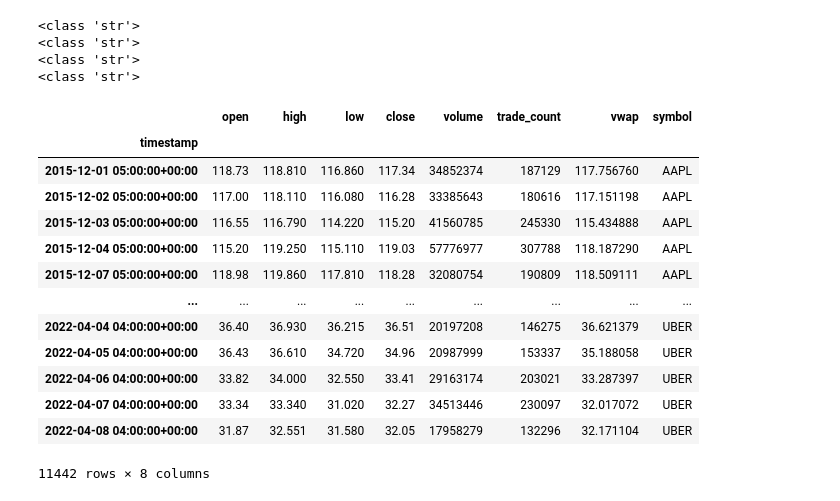
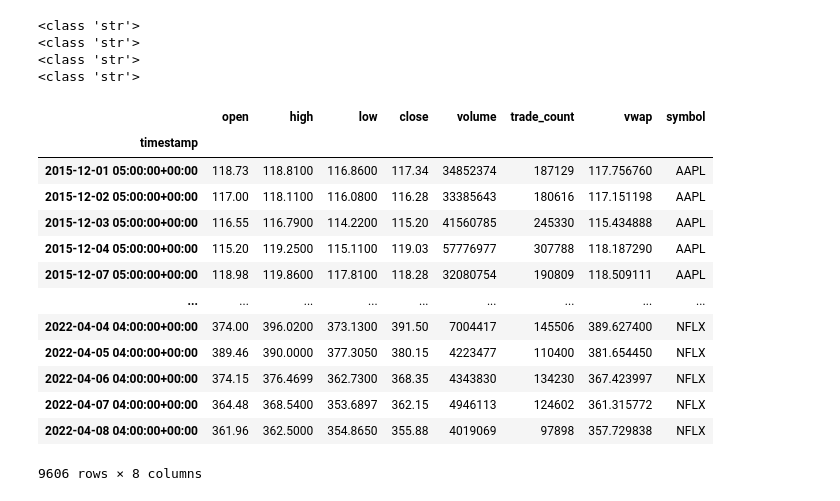
Before and after one commit to kennethologist/UPENN-GP4-P1, a Jupyter notebook: notebooks/alex.ipynb, the cells around one changed output. Drawn from its saved outputs; the diff is of its cells as text; code cells hidden in the pictures.

```diff
--- a/notebooks/alex.ipynb
+++ b/notebooks/alex.ipynb
@@ -39,24 +39,24 @@ print(type(kraken_secret_key))
 # %%
 alpaca = alpaca_api.REST(alpaca_api_key, alpaca_secret_key, api_version="v2")
 
-faangmula_tickers = ['AAPL', 'ABNB', 'AMZN', 'FB', 'GOOG', 'LYFT', 'MSFT', 'NFLX', 'UBER']
+faangm_tickers = ['AAPL', 'AMZN', 'FB', 'GOOG', 'MSFT', 'NFLX']
 start = pd.Timestamp('2015-12-01', tz='America/New_York').isoformat()
 
-faangmula_original = alpaca.get_bars(faangmula_tickers, alpaca_api.TimeFrame.Day, start = start).df
-faangmula_original
+faangm_original = alpaca.get_bars(faangm_tickers, alpaca_api.TimeFrame.Day, start = start).df
+faangm_original
 # %% [output]
 |  | open | high | low | close | volume | trade_count | vwap | symbol |
 | timestamp |  |  |  |  |  |  |  |  |
-| 2015-12-01 05:00:00+00:00 | 118.73 | 118.810 | 116.860 | 117.34 | 34852374 | 187129 | 117.756760 | AAPL |
-| 2015-12-02 05:00:00+00:00 | 117.00 | 118.110 | 116.080 | 116.28 | 33385643 | 180616 | 117.151198 | AAPL |
-| 2015-12-03 05:00:00+00:00 | 116.55 | 116.790 | 114.220 | 115.20 | 41560785 | 245330 | 115.434888 | AAPL |
-| 2015-12-04 05:00:00+00:00 | 115.20 | 119.250 | 115.110 | 119.03 | 57776977 | 307788 | 118.187290 | AAPL |
-| 2015-12-07 05:00:00+00:00 | 118.98 | 119.860 | 117.810 | 118.28 | 32080754 | 190809 | 118.509111 | AAPL |
+| 2015-12-01 05:00:00+00:00 | 118.73 | 118.8100 | 116.8600 | 117.34 | 34852374 | 187129 | 117.756760 | AAPL |
+| 2015-12-02 05:00:00+00:00 | 117.00 | 118.1100 | 116.0800 | 116.28 | 33385643 | 180616 | 117.151198 | AAPL |
+| 2015-12-03 05:00:00+00:00 | 116.55 | 116.7900 | 114.2200 | 115.20 | 41560785 | 245330 | 115.434888 | AAPL |
+| 2015-12-04 05:00:00+00:00 | 115.20 | 119.2500 | 115.1100 | 119.03 | 57776977 | 307788 | 118.187290 | AAPL |
+| 2015-12-07 05:00:00+00:00 | 118.98 | 119.8600 | 117.8100 | 118.28 | 32080754 | 190809 | 118.509111 | AAPL |
 | ... | ... | ... | ... | ... | ... | ... | ... | ... |
-| 2022-04-04 04:00:00+00:00 | 36.40 | 36.930 | 36.215 | 36.51 | 20197208 | 146275 | 36.621379 | UBER |
-| 2022-04-05 04:00:00+00:00 | 36.43 | 36.610 | 34.720 | 34.96 | 20987999 | 153337 | 35.188058 | UBER |
-| 2022-04-06 04:00:00+00:00 | 33.82 | 34.000 | 32.550 | 33.41 | 29163174 | 203021 | 33.287397 | UBER |
-| 2022-04-07 04:00:00+00:00 | 33.34 | 33.340 | 31.020 | 32.27 | 34513446 | 230097 | 32.017072 | UBER |
-| 2022-04-08 04:00:00+00:00 | 31.87 | 32.551 | 31.580 | 32.05 | 17958279 | 132296 | 32.171104 | UBER |
+| 2022-04-04 04:00:00+00:00 | 374.00 | 396.0200 | 373.1300 | 391.50 | 7004417 | 145506 | 389.627400 | NFLX |
+| 2022-04-05 04:00:00+00:00 | 389.46 | 390.0000 | 377.3050 | 380.15 | 4223477 | 110400 | 381.654450 | NFLX |
+| 2022-04-06 04:00:00+00:00 | 374.15 | 376.4699 | 362.7300 | 368.35 | 4343830 | 134230 | 367.423997 | NFLX |
+| 2022-04-07 04:00:00+00:00 | 364.48 | 368.5400 | 353.6897 | 362.15 | 4946113 | 124602 | 361.315772 | NFLX |
+| 2022-04-08 04:00:00+00:00 | 361.96 | 362.5000 | 354.8650 | 355.88 | 4019069 | 97898 | 357.729838 | NFLX |
-11442 rows × 8 columns
+9606 rows × 8 columns
 # %%
```
Also changed, not shown: parts of 8 cells of this notebook.
